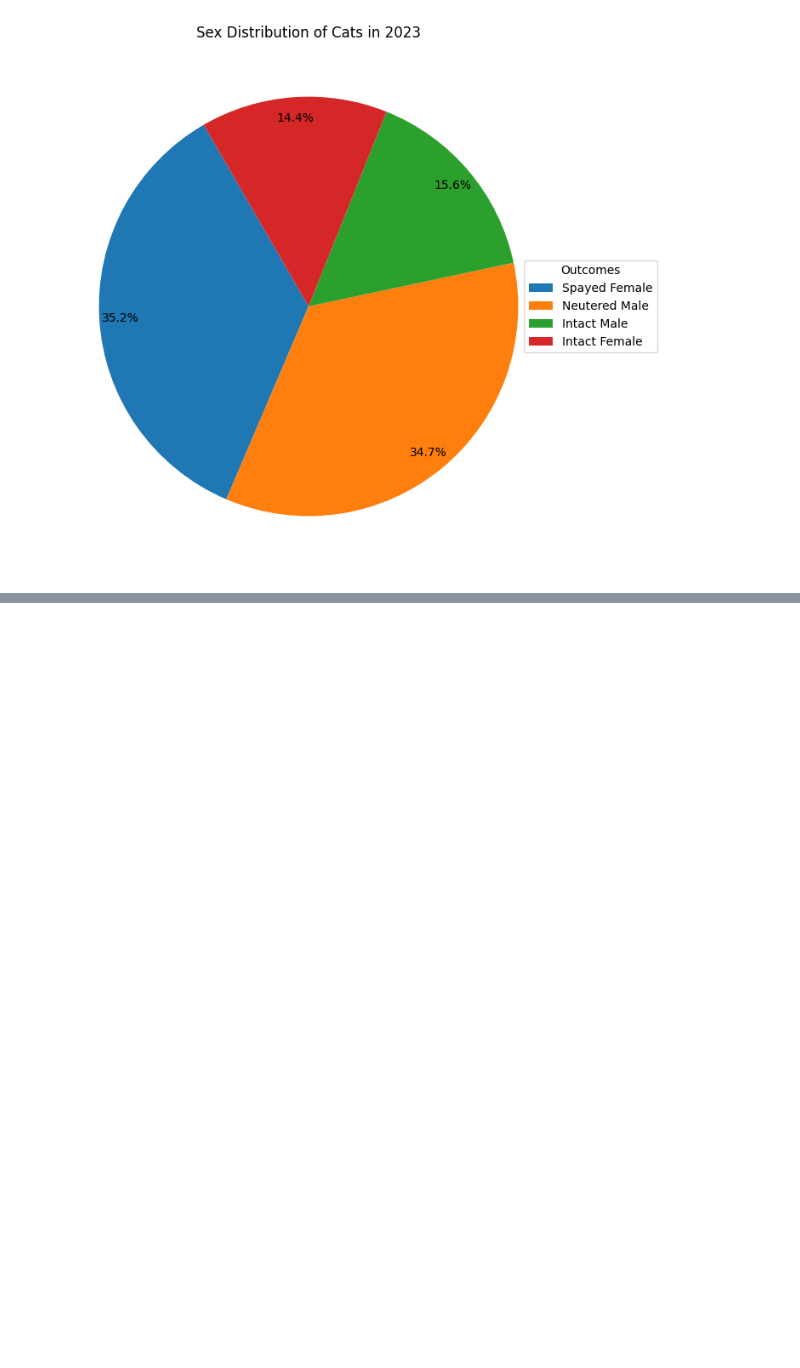
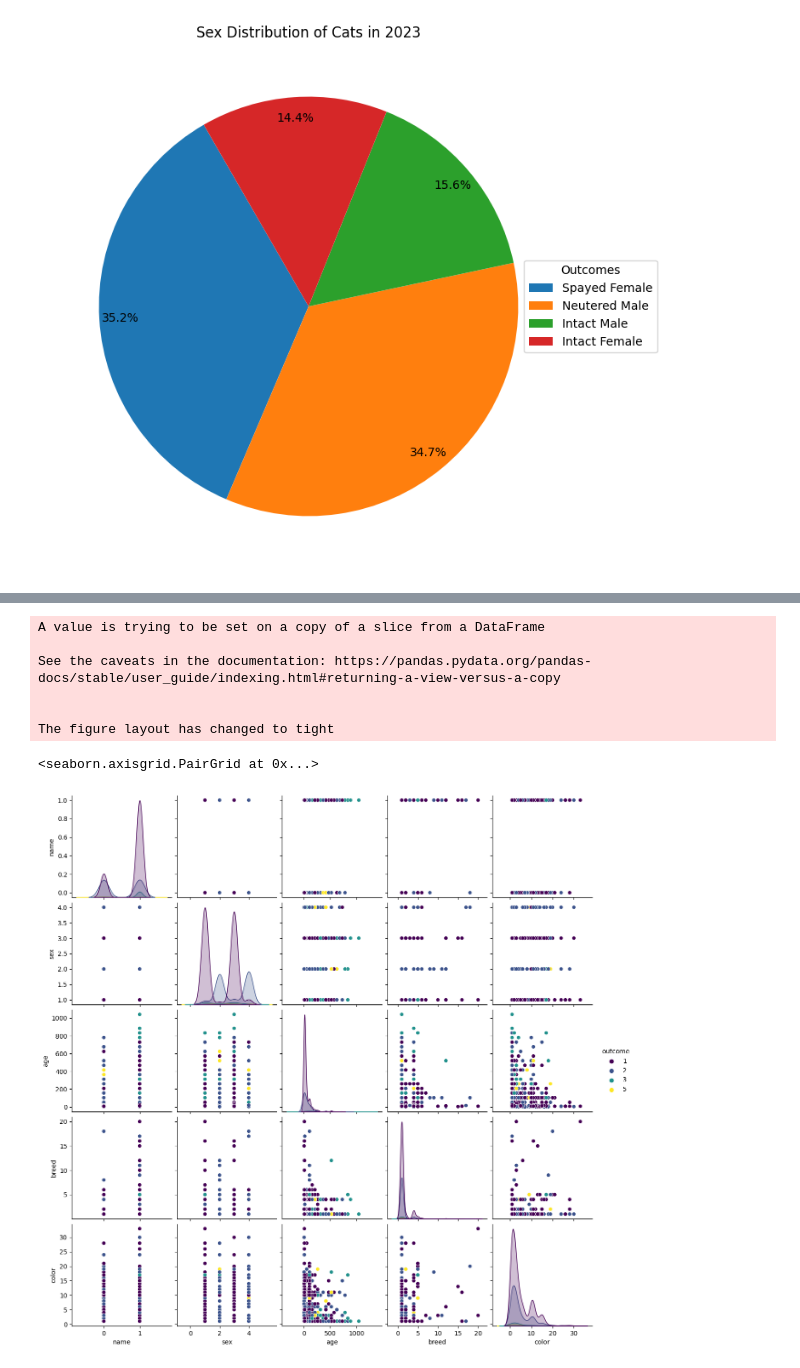
Before and after one commit to BictorFonseca/DataAnalysis, a Jupyter notebook: Project/term_project.ipynb, the cells around one changed output, grey strips where cells are left out. Drawn from its saved outputs; the diff is of its cells as text; code cells hidden in the pictures; blank space fills up the shorter version.

Commit message:
pairplot

```diff
--- a/Project/term_project.ipynb
+++ b/Project/term_project.ipynb
@@ -500,0 +515,16 @@ fig.show()
+# %%
+#Begin with a pairplot to see the relationships with features and outcome(Adoption, transfer, return to owner, euthanasia, relocate)
+import seaborn as sns
+ateL = [1,2,3,5,7]
+ate = df[df['outcome'].isin(ateL)]
+ate.drop(labels='suboutcome', axis=1, inplace=True)
+sns.pairplot(ate, hue = 'outcome', palette='viridis')
+# %% [output]
+A value is trying to be set on a copy of a slice from a DataFrame
+
+See the caveats in the documentation: https://pandas.pydata.org/pandas-docs/stable/user_guide/indexing.html#returning-a-view-versus-a-copy
+
+
+The figure layout has changed to tight
+<seaborn.axisgrid.PairGrid at 0x...>
+[figure, added]
```
Also changed, not shown: parts of 3 cells of this notebook.
